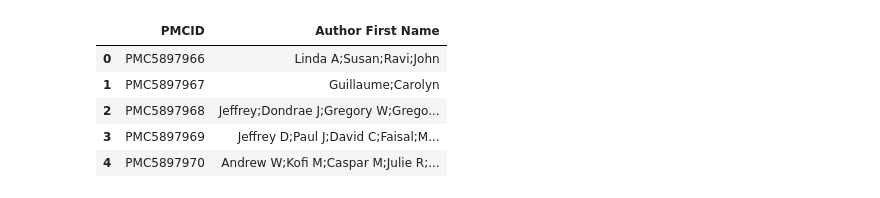
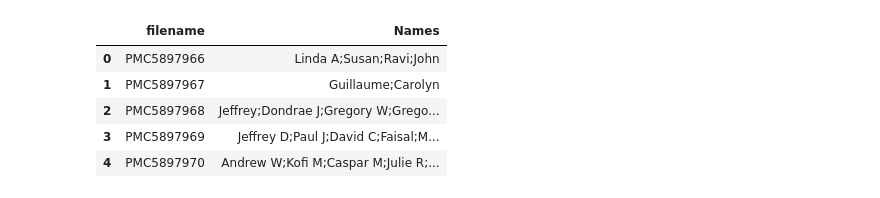
Before and after one commit to NCBI-Hackathons/Hidden-Figures, a Jupyter notebook: gender_analysis/Gender_counts.ipynb, the cells around one changed output. Cells and saved outputs as stored; diff of their text form; code cells hidden in the pictures.

```diff
--- a/gender_analysis/Gender_counts.ipynb
+++ b/gender_analysis/Gender_counts.ipynb
@@ -108,9 +115,10 @@ x = df.groupby("filename")["is_female"].mean()
 # %%
 info = pd.read_csv("../source_data/PMC_info-iSearch_-_Publications-export_2018-09-04-20-53-47.csv",
                    nrows=10**20, usecols = ["PMCID", "Author First Name"])
+info = info.rename(columns={"Author First Name":"Names","PMCID":"filename"})
 info.head()
 # %% [output]
-|  | PMCID | Author First Name |
+|  | filename | Names |
 | 0 | PMC5897966 | Linda A;Susan;Ravi;John |
 | 1 | PMC5897967 | Guillaume;Carolyn |
 | 2 | PMC5897968 | Jeffrey;Dondrae J;Gregory W;Grego... |
```
Also changed, not shown: parts of 29 cells of this notebook.
